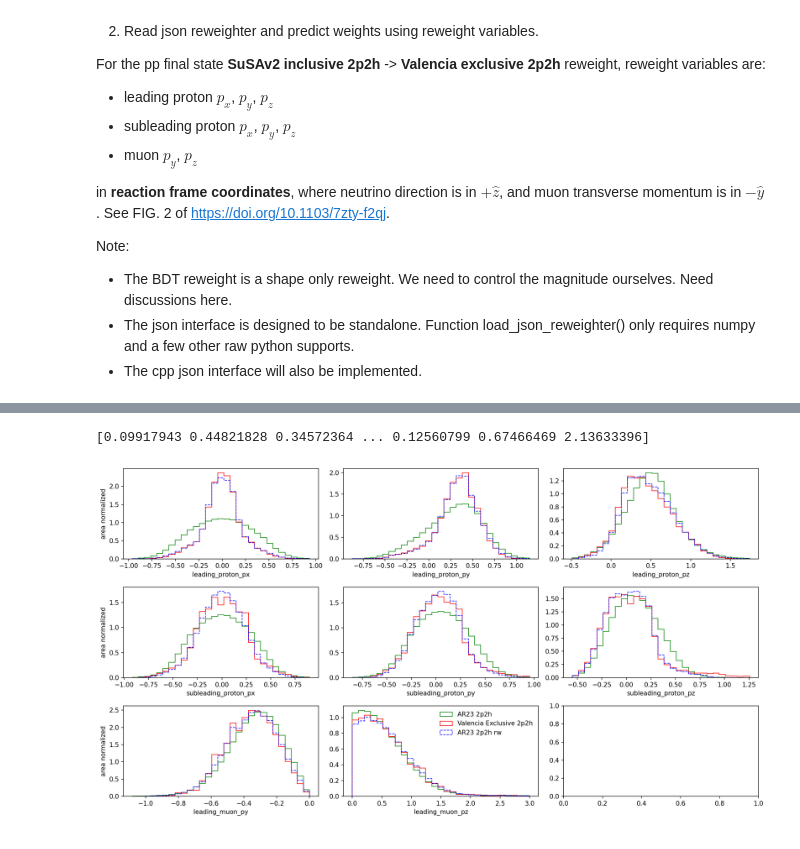
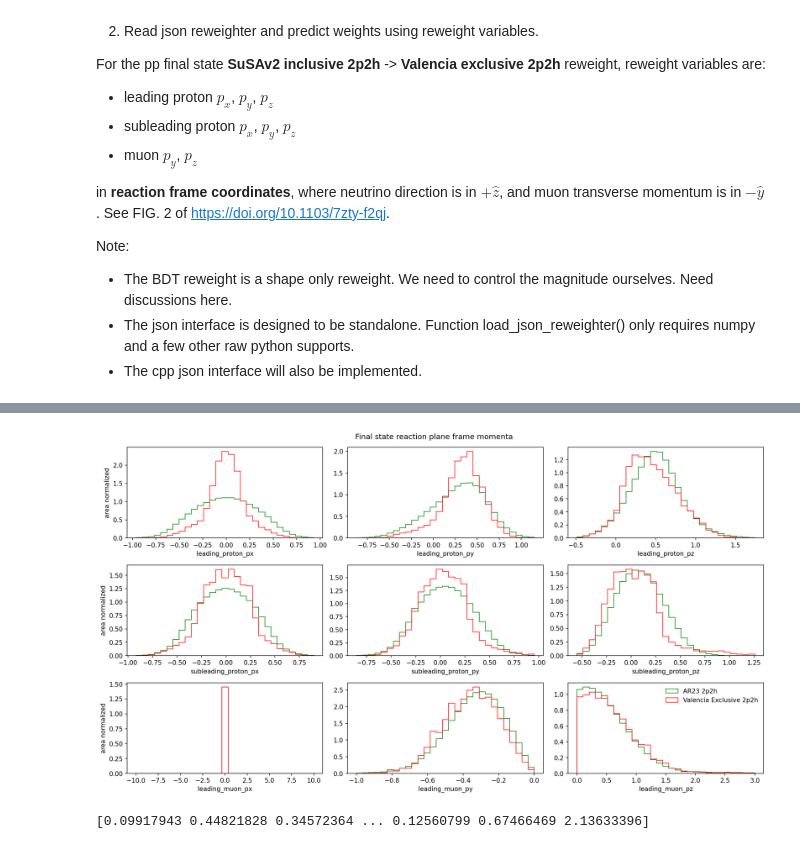
Before and after one commit to zihaolin2000/BDTReweight, a Jupyter notebook: examples/ICARUS_BNB_C12_2p2h_BDT_test.ipynb, the cells around one changed output, grey strips where cells are left out. Cells and saved outputs as stored; diff of their text form; code cells hidden in the pictures.

```diff
--- a/examples/ICARUS_BNB_C12_2p2h_BDT_test.ipynb
+++ b/examples/ICARUS_BNB_C12_2p2h_BDT_test.ipynb
@@ -58,0 +88,47 @@ target csv columns: Index(['init_neutrino_E', 'leading_muon_px', 'leading_muon_p
+# %%
+# convert lab frame momenta to reaction plane frame
+input_features = reaction_frame_2p2h_momenta(
+    nucleon1_px = df_source['leading_proton_px'], nucleon1_py = df_source['leading_proton_py'], nucleon1_pz = df_source['leading_proton_pz'],
+    nucleon2_px = df_source['subleading_proton_px'], nucleon2_py = df_source['subleading_proton_py'], nucleon2_pz = df_source['subleading_proton_pz'],
+    lepton_px = df_source['leading_muon_px'], lepton_py = df_source['leading_muon_py'], lepton_pz = df_source['leading_muon_pz'],
+)
+
+# put them in place of arrays in dataframe
+df_source[reweight_variables] = input_features
+df_target[reweight_variables] = reaction_frame_2p2h_momenta(
+    nucleon1_px = df_target['leading_proton_px'], nucleon1_py = df_target['leading_proton_py'], nucleon1_pz = df_target['leading_proton_pz'],
+    nucleon2_px = df_target['subleading_proton_px'], nucleon2_py = df_target['subleading_proton_py'], nucleon2_pz = df_target['subleading_proton_pz'],
+    lepton_px = df_target['leading_muon_px'], lepton_py = df_target['leading_muon_py'], lepton_pz = df_target['leading_muon_pz'],
+)
+df_source['leading_muon_px'] = 0.0
+df_target['leading_muon_px'] = 0.0
+# %%
+# plot reaction plane frame momenta
+fig, axs = plt.subplots(nrows=3, ncols=3,figsize=(15,8), dpi=150)
+for i, ax in enumerate(axs.flat):
+
+    var = drawing_variables[i]
+    if var == 'leading_muon_px':
+        bins = np.linspace(-10, 10, 30)
+    elif var == 'leading_muon_py':
+        bins = np.linspace(-1, 0, 30)
+    elif var == 'leading_muon_pz':
+        bins = np.linspace(0, 3, 30)
+    else:
+        bins = np.linspace(np.min([df_source[var].min(), df_target[var].min()]),np.max([df_source[var].max(), df_target[var].max()]),30)*0.7
+
+    ax.hist(df_source[var], weights=np.ones(len(df_source)), color='green', alpha=0.9,histtype='step',bins=bins, label='AR23 2p2h', density=True)
+    ax.hist(df_target[var], weights=df_target['weight'],     color='red', alpha=0.9,histtype='step',bins=bins, label='Valencia Exclusive 2p2h', density=True)
+    # ax.hist(df_source[var], weights=new_weights,             color='blue', alpha=0.9, histtype='step',bins=bins, label='AR23 2p2h rw', linestyle='--', density=True)
+    ax.set_xlabel(var)
+    ax.ticklabel_format(style='sci', axis='y', scilimits=(0,0))
+
+    if i in [0, 3, 6]:
+        ax.set_ylabel('area normalized')
+    if i == 8:
+        ax.legend(frameon=False)
+plt.tight_layout()
+plt.suptitle('Final state reaction plane frame momenta', y = 1.02)
+plt.show()
+# %% [output]
+[figure, added]
@@ -62,29 +141,3 @@ new_weights = reweighter.predict_weights(df_source[reweight_variables])
 print(new_weights)
 # %% [output]
 [0.09917943 0.44821828 0.34572364 ... 0.12560799 0.67466469 2.13633396]
-# %%
-# plot area normalized histograms
-fig, axs = plt.subplots(nrows=3, ncols=3,figsize=(15,8), dpi=150)
-for i, ax in enumerate(axs.flat):
-    if i == 8:
-        continue
-    var = reweight_variables[i]
-    if i == 7:
-        bins = np.linspace(0, 3, 30)
-    else:
-        bins = np.linspace(np.min([df_source[var].min(), df_target[var].min()]),np.max([df_source[var].max(), df_target[var].max()]),30)*0.7
-
-    ax.hist(df_source[var], weights=np.ones(len(df_source)), color='green', alpha=0.9,histtype='step',bins=bins, label='AR23 2p2h', density=True)
-    ax.hist(df_target[var], weights=df_target['weight'],     color='red', alpha=0.9,histtype='step',bins=bins, label='Valencia Exclusive 2p2h', density=True)
-    ax.hist(df_source[var], weights=new_weights,             color='blue', alpha=0.9, histtype='step',bins=bins, label='AR23 2p2h rw', linestyle='--', density=True)
-    ax.set_xlabel(var)
-    ax.ticklabel_format(style='sci', axis='y', scilimits=(0,0))
-
-    if i in [0, 3, 6]:
-        ax.set_ylabel('area normalized')
-    if i == 7:
-        ax.legend(frameon=False)
-plt.tight_layout()
-plt.show()
-# %% [output]
-[figure, removed]
```
Also changed, not shown: parts of 8 cells of this notebook.
